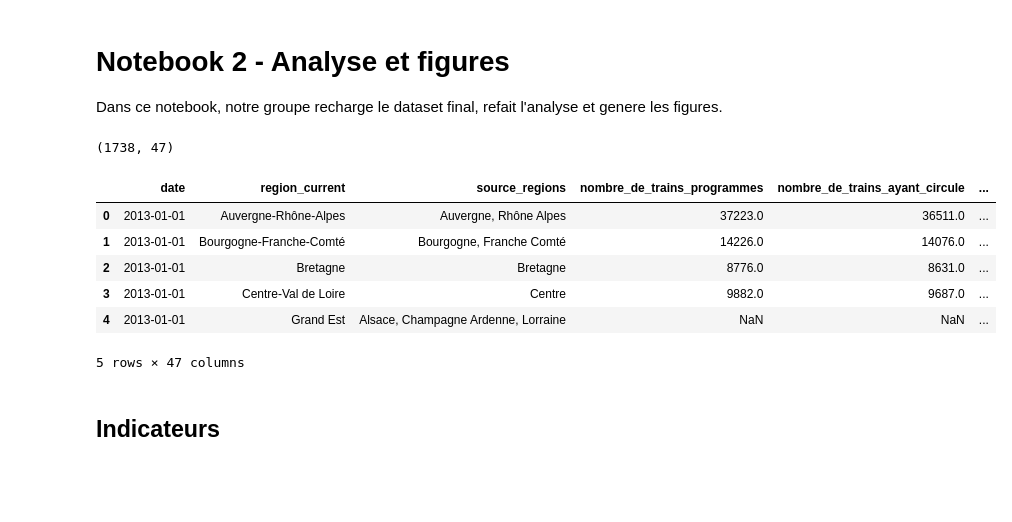
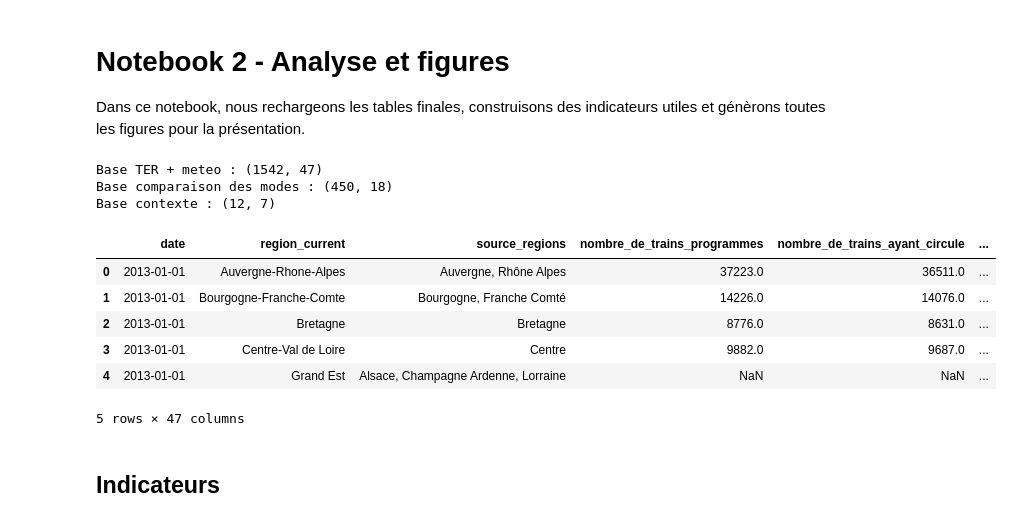
Before and after one commit to Anthony2210/analyse-impact-meteo-regularite-sncf, a Jupyter notebook: 02_analyse_et_figures.ipynb, the cells around one changed output. Cells and saved outputs as stored; diff of their text form; code cells hidden in the pictures; blank space fills up the shorter version.

```diff
--- a/02_analyse_et_figures.ipynb
+++ b/02_analyse_et_figures.ipynb
@@ -1,4 +1,4 @@
 # %% [markdown]
 # Notebook 2 - Analyse et figures
 
-Dans ce notebook, notre groupe recharge le dataset final, refait l'analyse et genere les figures.
+Dans ce notebook, nous rechargeons les tables finales, construisons des indicateurs utiles et génèrons toutes les figures pour la présentation.
@@ -80,20 +4,0 @@ def linear_fit(x: Iterable[float], y: Iterable[float]) -> dict:
-# %%
-if not MERGED_PATH.exists():
-    raise FileNotFoundError(
-        "Le fichier fusionne est absent. Lance d'abord le notebook 1 (API et nettoyage)."
-    )
-
-merged = pd.read_csv(MERGED_PATH, parse_dates=['date'])
-FIGURES_DIR.mkdir(parents=True, exist_ok=True)
-
-print(merged.shape)
-merged.head()
-# %% [output]
-(1738, 47)
-|  | date | region_current | source_regions | nombre_de_trains_programmes | nombre_de_trains_ayant_circule | ... |
-| 0 | 2013-01-01 | Auvergne-Rhône-Alpes | Auvergne, Rhône Alpes | 37223.0 | 36511.0 | ... |
-| 1 | 2013-01-01 | Bourgogne-Franche-Comté | Bourgogne, Franche Comté | 14226.0 | 14076.0 | ... |
-| 2 | 2013-01-01 | Bretagne | Bretagne | 8776.0 | 8631.0 | ... |
-| 3 | 2013-01-01 | Centre-Val de Loire | Centre | 9882.0 | 9687.0 | ... |
-| 4 | 2013-01-01 | Grand Est | Alsace, Champagne Ardenne, Lorraine | NaN | NaN | ... |
-5 rows × 47 columns
@@ -100,2 +210,43 @@ merged.head()
+# %%
+for required_path in [MERGED_PATH, MODE_COMPARISON_PATH, REGION_CONTEXT_PATH]:
+    if not required_path.exists():
+        raise FileNotFoundError(
+            f"Le fichier {required_path.name} est absent. Lance d'abord le notebook 1."
+        )
+
+merged = pd.read_csv(MERGED_PATH, parse_dates=["date"])
+mode_monthly = pd.read_csv(MODE_COMPARISON_PATH, parse_dates=["date"])
+region_context = pd.read_csv(REGION_CONTEXT_PATH)
+
+FIGURES_DIR.mkdir(parents=True, exist_ok=True)
+RAW_DIR.mkdir(parents=True, exist_ok=True)
+
+merged["region_current"] = merged["region_current"].map(canonical_region)
+mode_monthly["mode"] = mode_monthly["mode"].map(canonical_mode)
+region_context["region_current"] = region_context["region_current"].map(canonical_region)
+
+if "stress_bucket" in merged.columns:
+    merged["stress_bucket"] = merged["stress_bucket"].replace(
+        {
+            "Mois intermédiaires": "Mois intermediaires",
+            "Mois chocs météo": "Mois chocs meteo",
+        }
+    )
+
+print("Base TER + meteo :", merged.shape)
+print("Base comparaison des modes :", mode_monthly.shape)
+print("Base contexte :", region_context.shape)
+merged.head()
+# %% [output]
+Base TER + meteo : (1542, 47)
+Base comparaison des modes : (450, 18)
+Base contexte : (12, 7)
+|  | date | region_current | source_regions | nombre_de_trains_programmes | nombre_de_trains_ayant_circule | ... |
+| 0 | 2013-01-01 | Auvergne-Rhone-Alpes | Auvergne, Rhône Alpes | 37223.0 | 36511.0 | ... |
+| 1 | 2013-01-01 | Bourgogne-Franche-Comte | Bourgogne, Franche Comté | 14226.0 | 14076.0 | ... |
+| 2 | 2013-01-01 | Bretagne | Bretagne | 8776.0 | 8631.0 | ... |
+| 3 | 2013-01-01 | Centre-Val de Loire | Centre | 9882.0 | 9687.0 | ... |
+| 4 | 2013-01-01 | Grand Est | Alsace, Champagne Ardenne, Lorraine | NaN | NaN | ... |
+5 rows × 47 columns
 # %% [markdown]
 ## Indicateurs
```
Also changed, not shown: parts of 60 cells of this notebook, 23 other files.
